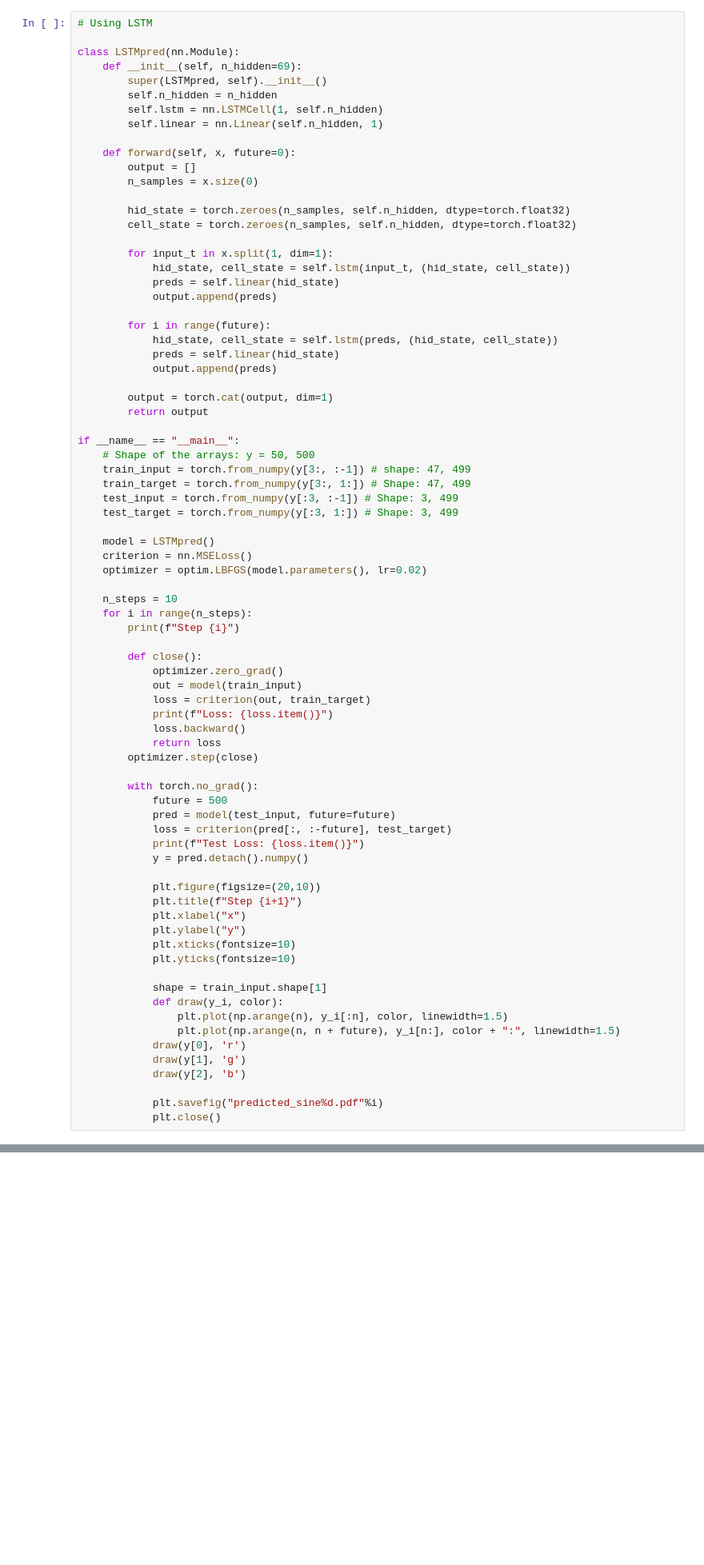
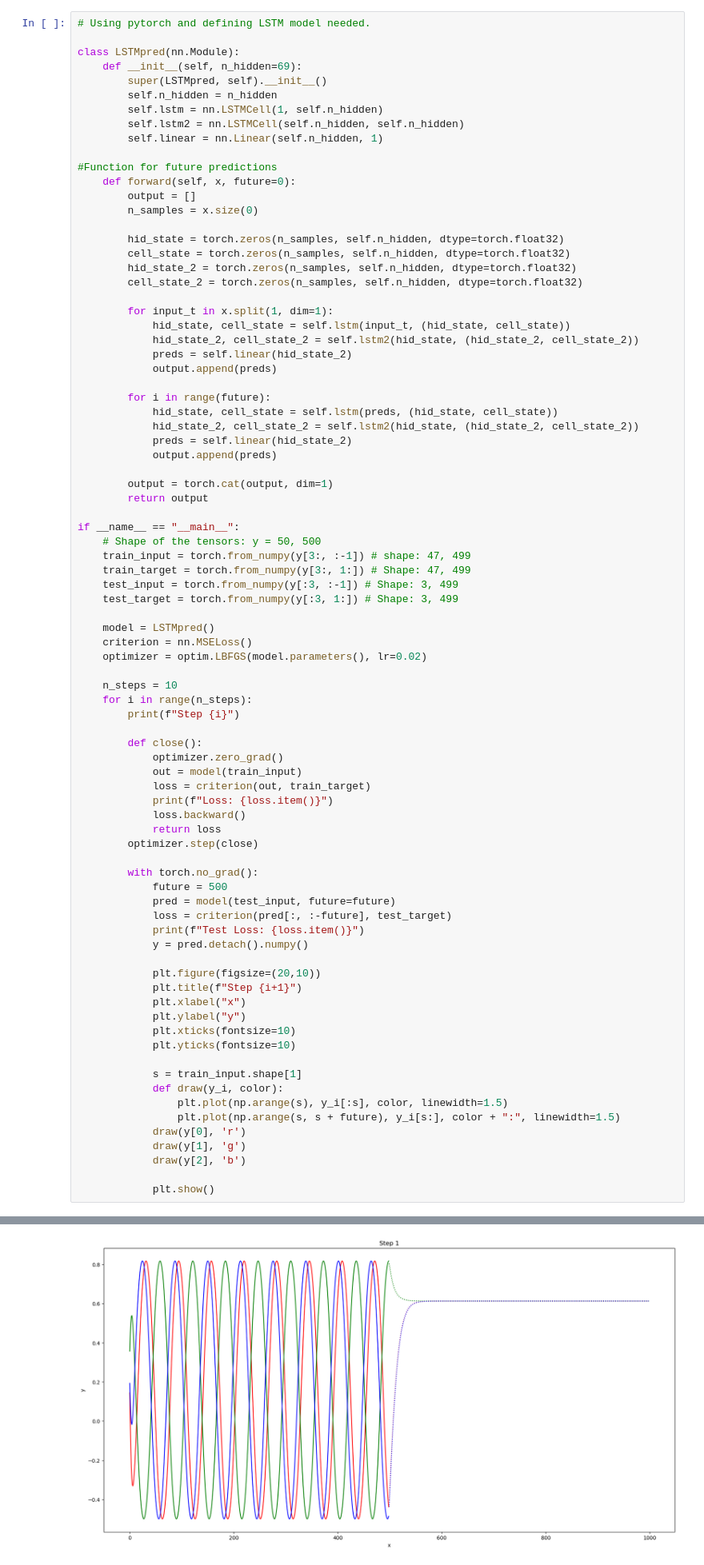
Before and after one commit to adi-suresh01/Time_Series_projects, a Jupyter notebook: Sine_Wave.ipynb, the cells around one changed output, grey strips where cells are left out. Shown at 80% size. Cells and saved outputs as stored; diff of their text form; blank space fills up the shorter version.

Commit message:
sine wave preds

```diff
--- a/Sine_Wave.ipynb
+++ b/Sine_Wave.ipynb
@@ -51,35 +51,41 @@ plt.show()
 # %%
-# Using LSTM
+# Using pytorch and defining LSTM model needed.
 
 class LSTMpred(nn.Module):
     def __init__(self, n_hidden=69):
         super(LSTMpred, self).__init__()
         self.n_hidden = n_hidden
         self.lstm = nn.LSTMCell(1, self.n_hidden)
+        self.lstm2 = nn.LSTMCell(self.n_hidden, self.n_hidden)
         self.linear = nn.Linear(self.n_hidden, 1)
 
+#Function for future predictions
     def forward(self, x, future=0):
         output = []
         n_samples = x.size(0)
 
-        hid_state = torch.zeroes(n_samples, self.n_hidden, dtype=torch.float32)
-        cell_state = torch.zeroes(n_samples, self.n_hidden, dtype=torch.float32)
+        hid_state = torch.zeros(n_samples, self.n_hidden, dtype=torch.float32)
+        cell_state = torch.zeros(n_samples, self.n_hidden, dtype=torch.float32)
+        hid_state_2 = torch.zeros(n_samples, self.n_hidden, dtype=torch.float32)
+        cell_state_2 = torch.zeros(n_samples, self.n_hidden, dtype=torch.float32)
 
         for input_t in x.split(1, dim=1):
             hid_state, cell_state = self.lstm(input_t, (hid_state, cell_state))
-            preds = self.linear(hid_state)
+            hid_state_2, cell_state_2 = self.lstm2(hid_state, (hid_state_2, cell_state_2))
+            preds = self.linear(hid_state_2)
             output.append(preds)
 
         for i in range(future):
             hid_state, cell_state = self.lstm(preds, (hid_state, cell_state))
-            preds = self.linear(hid_state)
+            hid_state_2, cell_state_2 = self.lstm2(hid_state, (hid_state_2, cell_state_2))
+            preds = self.linear(hid_state_2)
             output.append(preds)
 
         output = torch.cat(output, dim=1)
         return output
 
 if __name__ == "__main__":
-    # Shape of the arrays: y = 50, 500
+    # Shape of the tensors: y = 50, 500
     train_input = torch.from_numpy(y[3:, :-1]) # shape: 47, 499
     train_target = torch.from_numpy(y[3:, 1:]) # Shape: 47, 499
     test_input = torch.from_numpy(y[:3, :-1]) # Shape: 3, 499
@@ -116,15 +122,14 @@ if __name__ == "__main__":
             plt.xticks(fontsize=10)
             plt.yticks(fontsize=10)
 
-            shape = train_input.shape[1]
+            s = train_input.shape[1]
             def draw(y_i, color):
-                plt.plot(np.arange(n), y_i[:n], color, linewidth=1.5)
-                plt.plot(np.arange(n, n + future), y_i[n:], color + ":", linewidth=1.5)
+                plt.plot(np.arange(s), y_i[:s], color, linewidth=1.5)
+                plt.plot(np.arange(s, s + future), y_i[s:], color + ":", linewidth=1.5)
             draw(y[0], 'r')
             draw(y[1], 'g')
             draw(y[2], 'b')
 
-            plt.savefig("predicted_sine%d.pdf"%i)
-            plt.close()
+            plt.show()
 # %% [output]
 Step 0
@@ -130,0 +152 @@ Step 0
+[figure, added]
```
Also changed, not shown: parts of 2 cells of this notebook, 10 other files.
